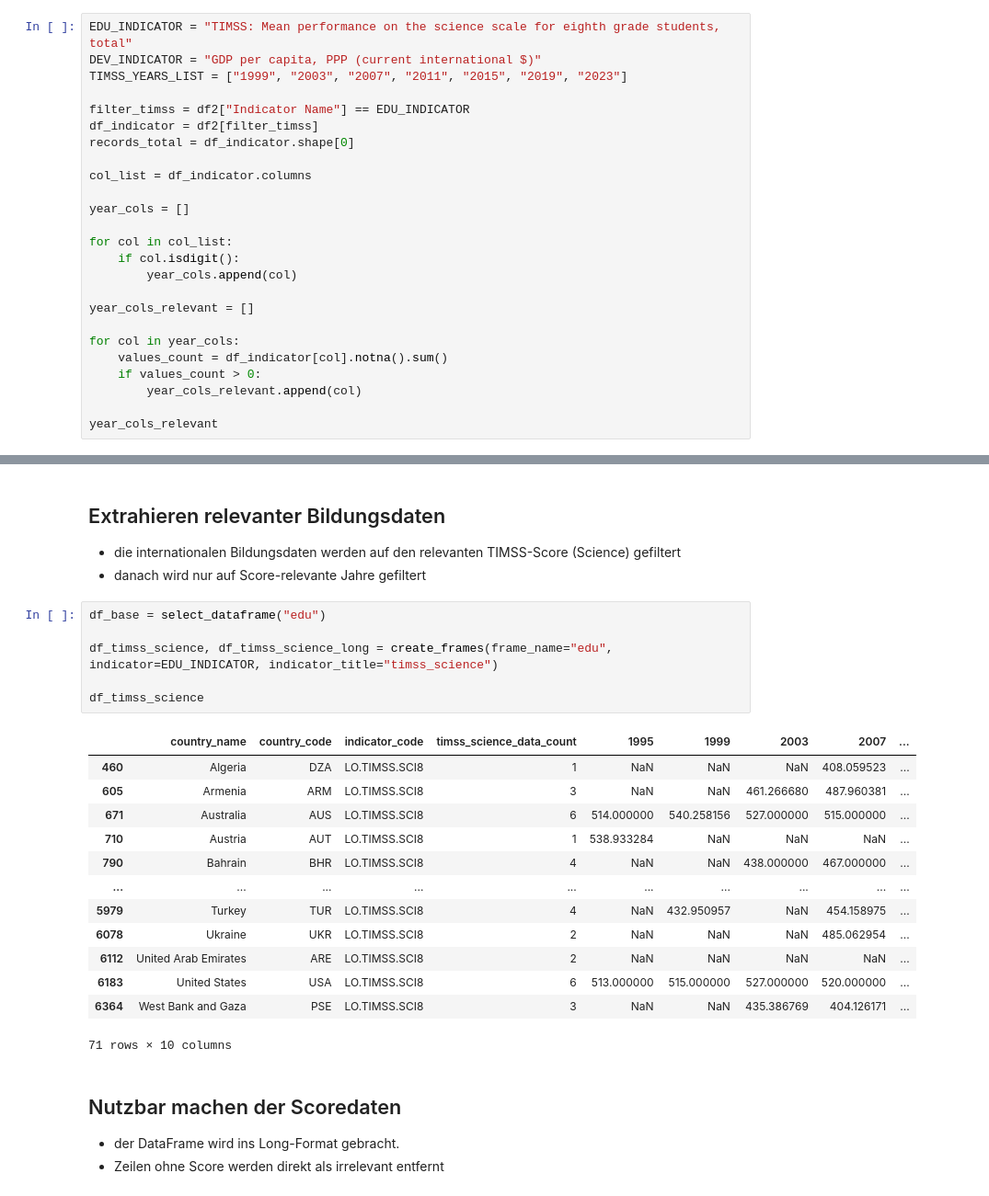
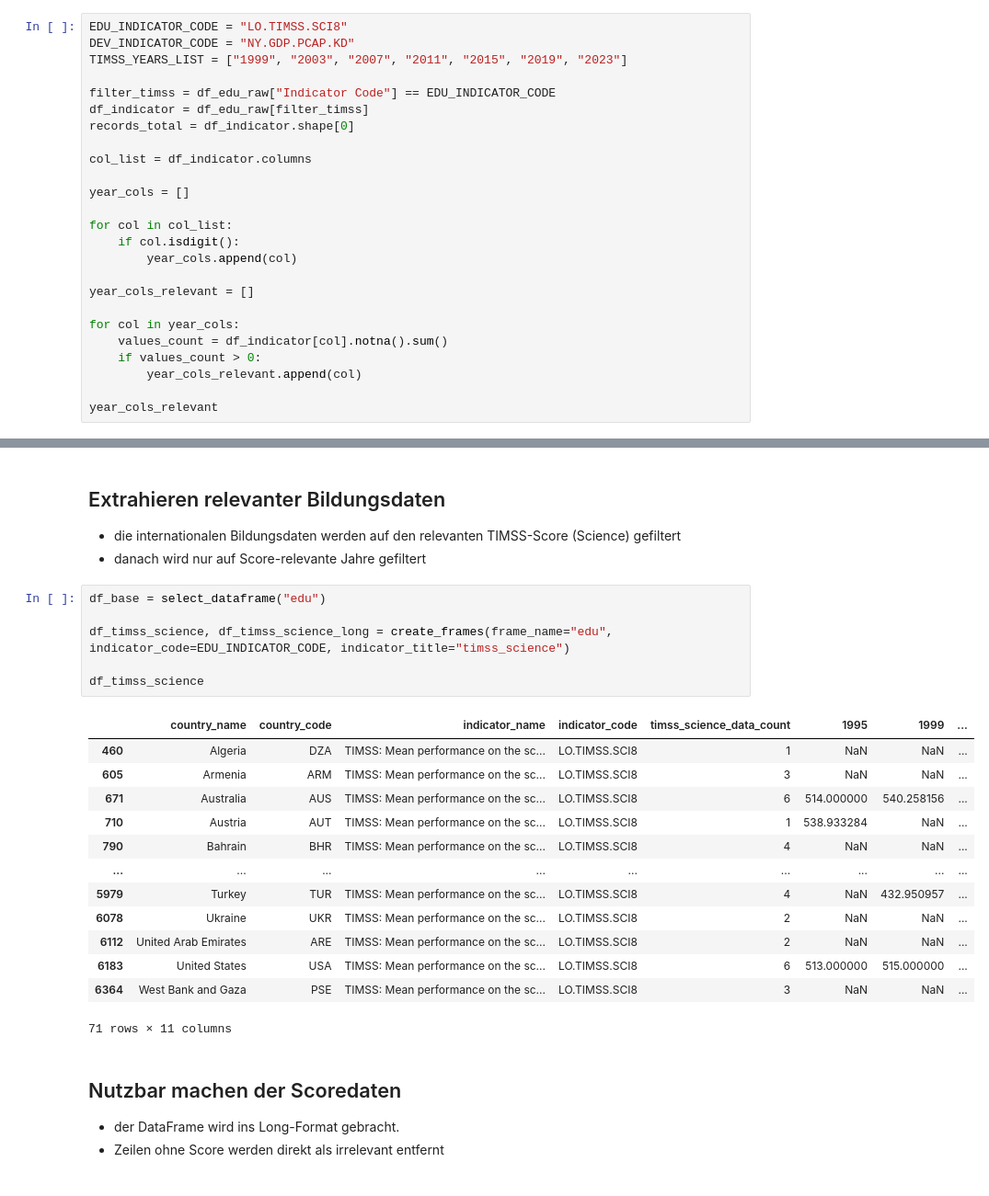
Before and after one commit to EckbertRadieschen/Analysis-App---Bildung-Entwicklung-international-, a Jupyter notebook: notebooks/abschlussprojekt.ipynb, the cells around one changed output, grey strips where cells are left out. Shown at 92% size. Cells and saved outputs as stored; diff of their text form.

```diff
--- a/notebooks/abschlussprojekt.ipynb
+++ b/notebooks/abschlussprojekt.ipynb
@@ -194,12 +187,12 @@ Unnamed: 69     float64          100.00                 0
 # %% [markdown]
 ## Entwicklung einer Funktion zum Auffinden für den Indikator relevanter Jahre
 # %%
-EDU_INDICATOR = "TIMSS: Mean performance on the science scale for eighth grade students, total"
-DEV_INDICATOR = "GDP per capita, PPP (current international $)"
+EDU_INDICATOR_CODE = "LO.TIMSS.SCI8"
+DEV_INDICATOR_CODE = "NY.GDP.PCAP.KD"
 TIMSS_YEARS_LIST = ["1999", "2003", "2007", "2011", "2015", "2019", "2023"]
 
-filter_timss = df2["Indicator Name"] == EDU_INDICATOR
-df_indicator = df2[filter_timss]
+filter_timss = df_edu_raw["Indicator Code"] == EDU_INDICATOR_CODE
+df_indicator = df_edu_raw[filter_timss]
 records_total = df_indicator.shape[0]
 
 col_list = df_indicator.columns
@@ -233,23 +226,23 @@ years
 # %%
 df_base = select_dataframe("edu")
 
-df_timss_science, df_timss_science_long = create_frames(frame_name="edu", indicator=EDU_INDICATOR, indicator_title="timss_science")
+df_timss_science, df_timss_science_long = create_frames(frame_name="edu", indicator_code=EDU_INDICATOR_CODE, indicator_title="timss_science")
 
 df_timss_science
 # %% [output]
-|  | country_name | country_code | indicator_code | timss_science_data_count | 1995 | 1999 | 2003 | 2007 | ... |
-| 460 | Algeria | DZA | LO.TIMSS.SCI8 | 1 | NaN | NaN | NaN | 408.059523 | ... |
-| 605 | Armenia | ARM | LO.TIMSS.SCI8 | 3 | NaN | NaN | 461.266680 | 487.960381 | ... |
-| 671 | Australia | AUS | LO.TIMSS.SCI8 | 6 | 514.000000 | 540.258156 | 527.000000 | 515.000000 | ... |
-| 710 | Austria | AUT | LO.TIMSS.SCI8 | 1 | 538.933284 | NaN | NaN | NaN | ... |
-| 790 | Bahrain | BHR | LO.TIMSS.SCI8 | 4 | NaN | NaN | 438.000000 | 467.000000 | ... |
-| ... | ... | ... | ... | ... | ... | ... | ... | ... | ... |
-| 5979 | Turkey | TUR | LO.TIMSS.SCI8 | 4 | NaN | 432.950957 | NaN | 454.158975 | ... |
-| 6078 | Ukraine | UKR | LO.TIMSS.SCI8 | 2 | NaN | NaN | NaN | 485.062954 | ... |
-| 6112 | United Arab Emirates | ARE | LO.TIMSS.SCI8 | 2 | NaN | NaN | NaN | NaN | ... |
-| 6183 | United States | USA | LO.TIMSS.SCI8 | 6 | 513.000000 | 515.000000 | 527.000000 | 520.000000 | ... |
-| 6364 | West Bank and Gaza | PSE | LO.TIMSS.SCI8 | 3 | NaN | NaN | 435.386769 | 404.126171 | ... |
+|  | country_name | country_code | indicator_name | indicator_code | timss_science_data_count | 1995 | 1999 | ... |
+| 460 | Algeria | DZA | TIMSS: Mean performance on the sc... | LO.TIMSS.SCI8 | 1 | NaN | NaN | ... |
+| 605 | Armenia | ARM | TIMSS: Mean performance on the sc... | LO.TIMSS.SCI8 | 3 | NaN | NaN | ... |
+| 671 | Australia | AUS | TIMSS: Mean performance on the sc... | LO.TIMSS.SCI8 | 6 | 514.000000 | 540.258156 | ... |
+| 710 | Austria | AUT | TIMSS: Mean performance on the sc... | LO.TIMSS.SCI8 | 1 | 538.933284 | NaN | ... |
+| 790 | Bahrain | BHR | TIMSS: Mean performance on the sc... | LO.TIMSS.SCI8 | 4 | NaN | NaN | ... |
+| ... | ... | ... | ... | ... | ... | ... | ... | ... |
+| 5979 | Turkey | TUR | TIMSS: Mean performance on the sc... | LO.TIMSS.SCI8 | 4 | NaN | 432.950957 | ... |
+| 6078 | Ukraine | UKR | TIMSS: Mean performance on the sc... | LO.TIMSS.SCI8 | 2 | NaN | NaN | ... |
+| 6112 | United Arab Emirates | ARE | TIMSS: Mean performance on the sc... | LO.TIMSS.SCI8 | 2 | NaN | NaN | ... |
+| 6183 | United States | USA | TIMSS: Mean performance on the sc... | LO.TIMSS.SCI8 | 6 | 513.000000 | 515.000000 | ... |
+| 6364 | West Bank and Gaza | PSE | TIMSS: Mean performance on the sc... | LO.TIMSS.SCI8 | 3 | NaN | NaN | ... |
-71 rows × 10 columns
+71 rows × 11 columns
 # %% [markdown]
 ## Nutzbar machen der Scoredaten
 - der DataFrame wird ins Long-Format gebracht.
```
Also changed, not shown: parts of 14 cells of this notebook, 6 other files.
